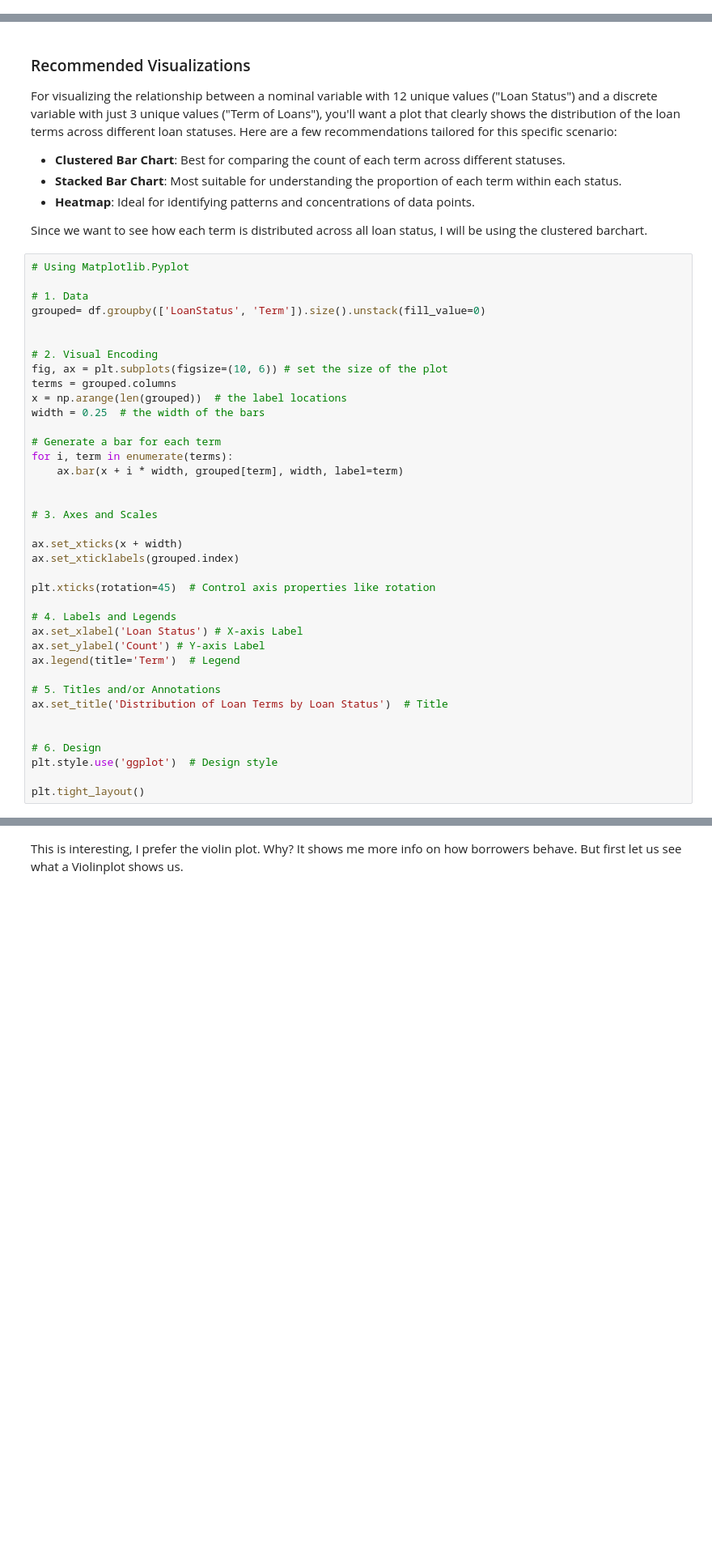
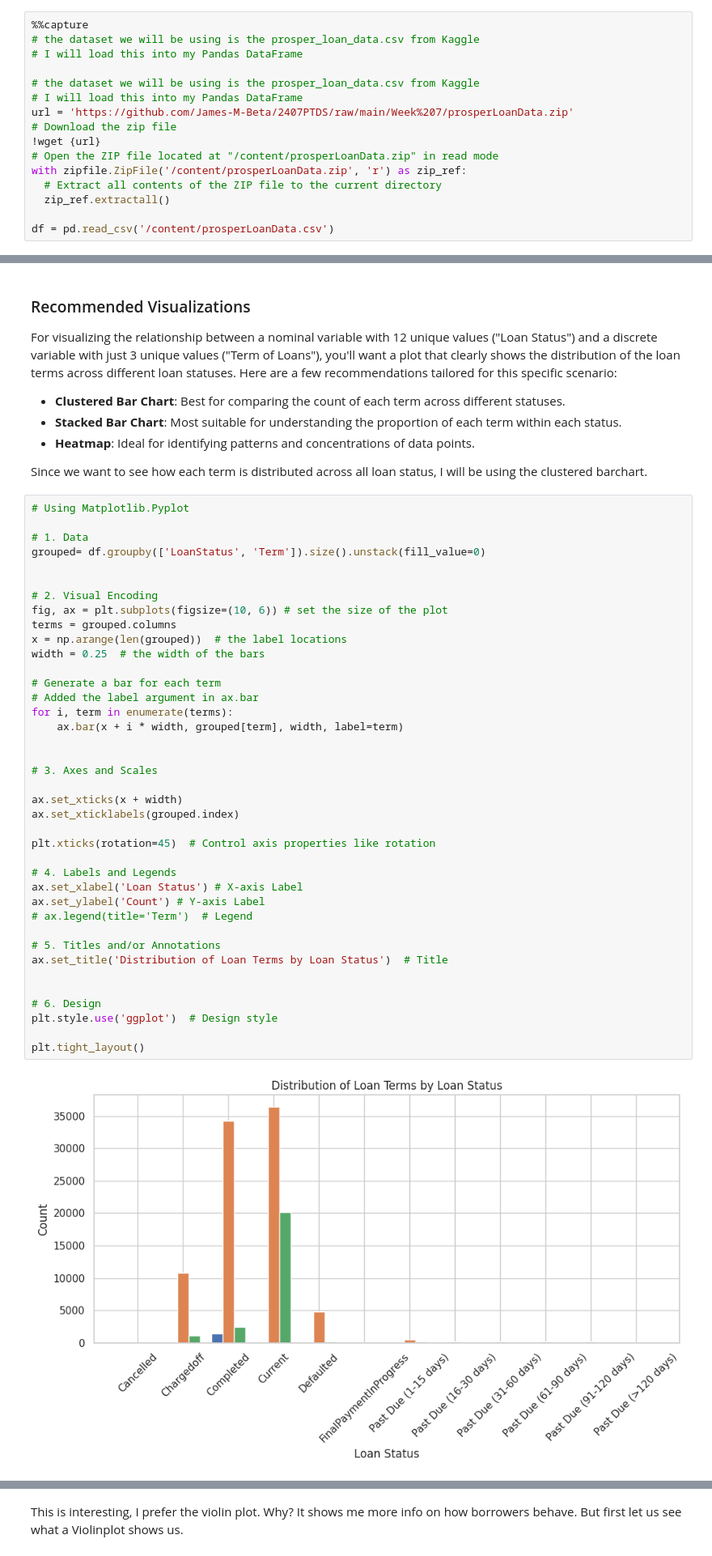
Before and after one commit to James-M-Beta/2407PTDS, a Jupyter notebook: Week 7/2407PT_DS___Python_Week_7_Webinar_Part_2.ipynb, the cells around one changed output, grey strips where cells are left out. Shown: that part at 81% size. Drawn from its saved outputs; the diff is of its cells as text; blank space fills up the shorter version.

```diff
--- a/Week 7/2407PT_DS___Python_Week_7_Webinar_Part_2.ipynb
+++ b/Week 7/2407PT_DS___Python_Week_7_Webinar_Part_2.ipynb
@@ -45,3 +38,19 @@ df = pd.read_csv('/content/drive/Shareddrives/[Prog] 2401FTDS/Webinars/5_Python/
+# %%
+%%capture
+# the dataset we will be using is the prosper_loan_data.csv from Kaggle
+# I will load this into my Pandas DataFrame
+
+# the dataset we will be using is the prosper_loan_data.csv from Kaggle
+# I will load this into my Pandas DataFrame
+url = 'https://github.com/James-M-Beta/2407PTDS/raw/main/Week%207/prosperLoanData.zip'
+# Download the zip file
+!wget {url}
+# Open the ZIP file located at "/content/prosperLoanData.zip" in read mode
+with zipfile.ZipFile('/content/prosperLoanData.zip', 'r') as zip_ref:
+  # Extract all contents of the ZIP file to the current directory
+  zip_ref.extractall()
+
+df = pd.read_csv('/content/prosperLoanData.csv')
 # %%
 # let's look at what the data holds
 
@@ -251,34 +322,37 @@ grouped= df.groupby(['LoanStatus', 'Term']).size().unstack(fill_value=0)
 # 2. Visual Encoding
 fig, ax = plt.subplots(figsize=(10, 6)) # set the size of the plot
 terms = grouped.columns
 x = np.arange(len(grouped))  # the label locations
 width = 0.25  # the width of the bars
 
 # Generate a bar for each term
+# Added the label argument in ax.bar
 for i, term in enumerate(terms):
     ax.bar(x + i * width, grouped[term], width, label=term)
 
 
 # 3. Axes and Scales
 
 ax.set_xticks(x + width)
 ax.set_xticklabels(grouped.index)
 
 plt.xticks(rotation=45)  # Control axis properties like rotation
 
 # 4. Labels and Legends
 ax.set_xlabel('Loan Status') # X-axis Label
 ax.set_ylabel('Count') # Y-axis Label
-ax.legend(title='Term')  # Legend
+# ax.legend(title='Term')  # Legend
 
 # 5. Titles and/or Annotations
 ax.set_title('Distribution of Loan Terms by Loan Status')  # Title
 
 
 # 6. Design
 plt.style.use('ggplot')  # Design style
 
 plt.tight_layout()
+# %% [output]
+[figure, added]
 # %%
 # Now let's do the same using Seaborn
 
```
Also changed, not shown: parts of 25 cells of this notebook, 1 other file.
